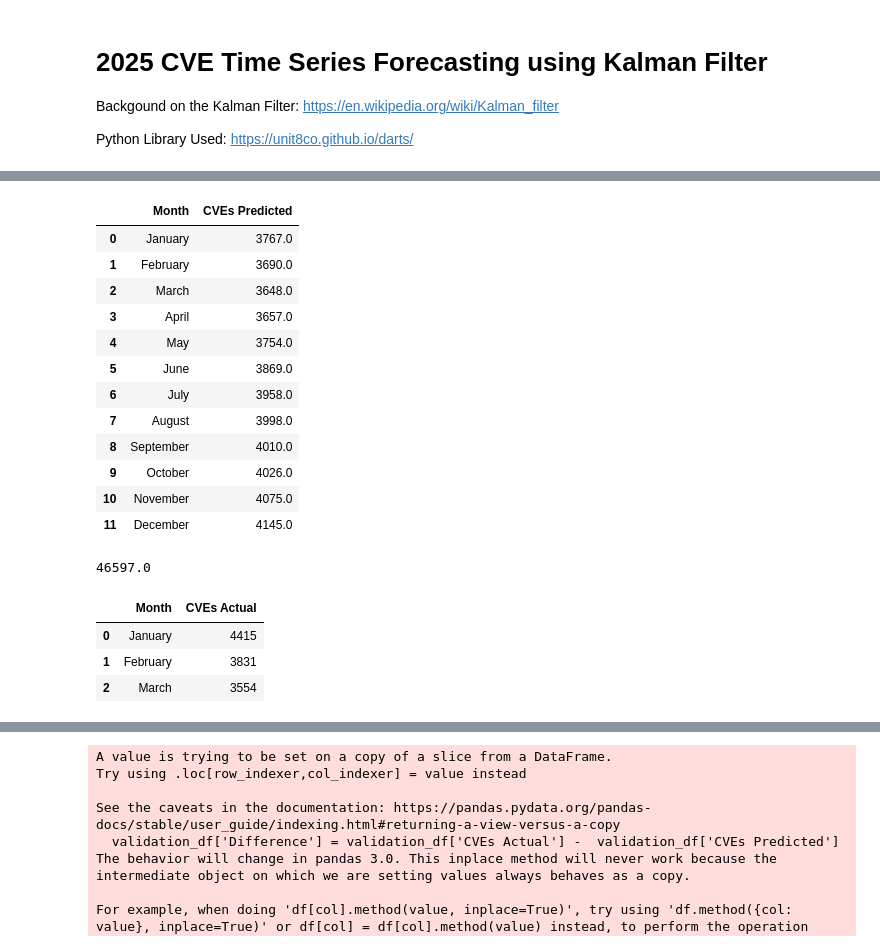
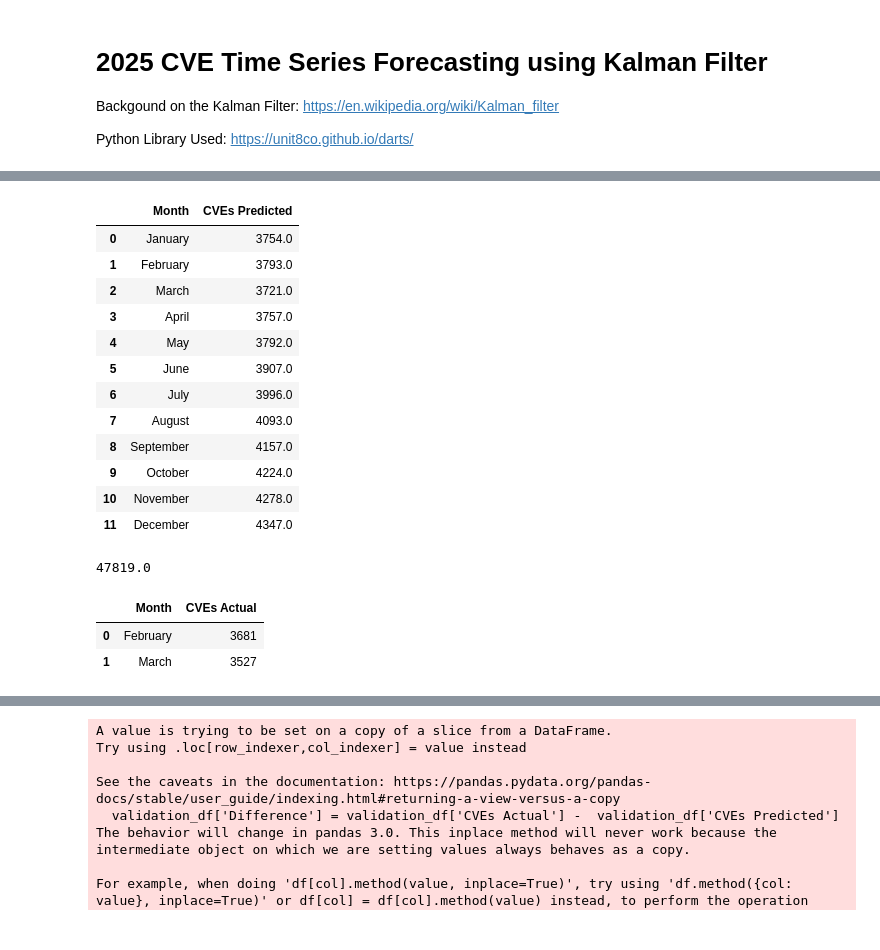
Before and after one commit to jgamblin/KalmanCVE, a Jupyter notebook: Kalman_2025.ipynb, the cells around one changed output, grey strips where cells are left out. Drawn from its saved outputs; the diff is of its cells as text; code cells hidden in the pictures.

```diff
--- a/Kalman_2025.ipynb
+++ b/Kalman_2025.ipynb
@@ -60,18 +60,22 @@ for filename in glob.glob('nvd.jsonl'):
             }
             row_accumulator.append(new_row)
 
-nvd = pd.DataFrame(row_accumulator)
-nvd = nvd[~nvd.Status.str.contains('Rejected')]
 nvd['Published'] = pd.to_datetime(nvd['Published'])
-nvd = nvd.sort_values(by=['Published']).reset_index(drop=True)
-nvd['BaseScore'] = pd.to_numeric(nvd['BaseScore']).replace(0, np.nan)
+nvd = nvd.sort_values(by=['Published'])
+nvd = nvd.reset_index(drop=True)
+nvd['BaseScore'] = pd.to_numeric(nvd['BaseScore']);
+nvd['BaseScore'] = pd.to_numeric(nvd['BaseScore']);
+nvd['BaseScore'] = nvd['BaseScore'].replace(0, np.nan);
 nvdcount = nvd['Published'].count()
-nvd['Published'] = nvd['Published'].apply(lambda x: x.date())
-nvdcount = nvd['Published'].count()
-startdate = date(2000, 1, 1)
-enddate = date.today()
-numberofdays = (enddate - startdate).days
-per_day = nvdcount / numberofdays
+nvdunique = nvd['Published'].nunique()
+pastdata = ((nvd['Published'] > '2017-01-01') & (nvd['Published']  < '2025-01-01'))
+thisyear = ((nvd['Published'] > '2025-01-01') & (nvd['Published']  < '2026-01-01'))
+nvd_2024 = nvd.loc[thisyear]
+nvd = nvd.loc[pastdata]
+startdate = date(2017, 1, 1)
+enddate  = date.today()
+numberofdays = enddate - startdate
+per_day = nvdcount/numberofdays.days
 # %%
 Markdown(f"Total Number of CVEs: **{nvd['CVE'].count()}**<br />Average CVEs Per Day: **{per_day.round(2)}**<br />Average CVSS Score: **{nvd['BaseScore'].mean().round(2)}**")
 # %% [output]
@@ -79,6 +83,7 @@ Total Number of CVEs: **194461**<br />Average CVEs Per Day: **87.35**<br />Avera
 # %%
 nvd['Published'] = pd.to_datetime(nvd['Published'])
-monthly = nvd['Published'].groupby(nvd.Published.dt.to_period("M")).agg('count')
+nvd['Published'] = nvd['Published'].dt.to_period('M').dt.to_timestamp()  # Normalize to start of the month
+monthly = nvd['Published'].groupby(nvd.Published).agg('count')
 monthly_cves = pd.DataFrame(monthly)
 monthly_cves.columns = ['Count']
 monthly_cves = monthly_cves .reset_index()
@@ -100,9 +105,9 @@ plt.savefig("forecast_plot.png", dpi=300, bbox_inches='tight', format='png')  #
 # %%
-darts_df = pred.pd_dataframe();
-darts_monthly = pred.pd_dataframe().mean(axis = 1).round(0)
+darts_df = pred.to_dataframe()  # Updated method
+darts_monthly = pred.to_dataframe().mean(axis=1).round(0)  # Updated method
 darts_monthly = darts_monthly.to_frame()
 darts_monthly = darts_monthly.reset_index()
-darts_monthly = darts_monthly.rename(columns={0 : "CVEs Predicted"})
+darts_monthly = darts_monthly.rename(columns={0: "CVEs Predicted"})
 darts_monthly['Month'] = darts_monthly['Month'].dt.month_name()
 darts_monthly
 # %% [output]
@@ -112,21 +115,21 @@ DeprecationWarning: `TimeSeries.pd_dataframe()` is deprecated, and will be remov
 You are transforming a stochastic TimeSeries (i.e., contains several samples). The resulting DataFrame is a 2D object with all samples on the columns. If this is not the expected behavior consider cal ...
 |  | Month | CVEs Predicted |
-| 0 | January | 3767.0 |
-| 1 | February | 3690.0 |
-| 2 | March | 3648.0 |
-| 3 | April | 3657.0 |
-| 4 | May | 3754.0 |
-| 5 | June | 3869.0 |
-| 6 | July | 3958.0 |
-| 7 | August | 3998.0 |
-| 8 | September | 4010.0 |
-| 9 | October | 4026.0 |
-| 10 | November | 4075.0 |
-| 11 | December | 4145.0 |
+| 0 | January | 3754.0 |
+| 1 | February | 3793.0 |
+| 2 | March | 3721.0 |
+| 3 | April | 3757.0 |
+| 4 | May | 3792.0 |
+| 5 | June | 3907.0 |
+| 6 | July | 3996.0 |
+| 7 | August | 4093.0 |
+| 8 | September | 4157.0 |
+| 9 | October | 4224.0 |
+| 10 | November | 4278.0 |
+| 11 | December | 4347.0 |
 # %%
 darts_monthly['CVEs Predicted'].sum()
 # %% [output]
-46597.0
+47819.0
 # %%
 monthly_2024 = nvd_2024['Published'].groupby(nvd_2024.Published.dt.to_period("M")).agg('count')
 monthly_cves_2024 = pd.DataFrame(monthly_2024)
@@ -139,9 +142,8 @@ monthly_cves_2024['Month'] = monthly_cves_2024['Month'].dt.month_name()
 monthly_cves_2024
 # %% [output]
 |  | Month | CVEs Actual |
-| 0 | January | 4415 |
-| 1 | February | 3831 |
-| 2 | March | 3554 |
+| 0 | February | 3681 |
+| 1 | March | 3527 |
 # %%
 validation_df = pd.merge(
     monthly_cves_2024,
```
Also changed, not shown: parts of 6 cells of this notebook.
